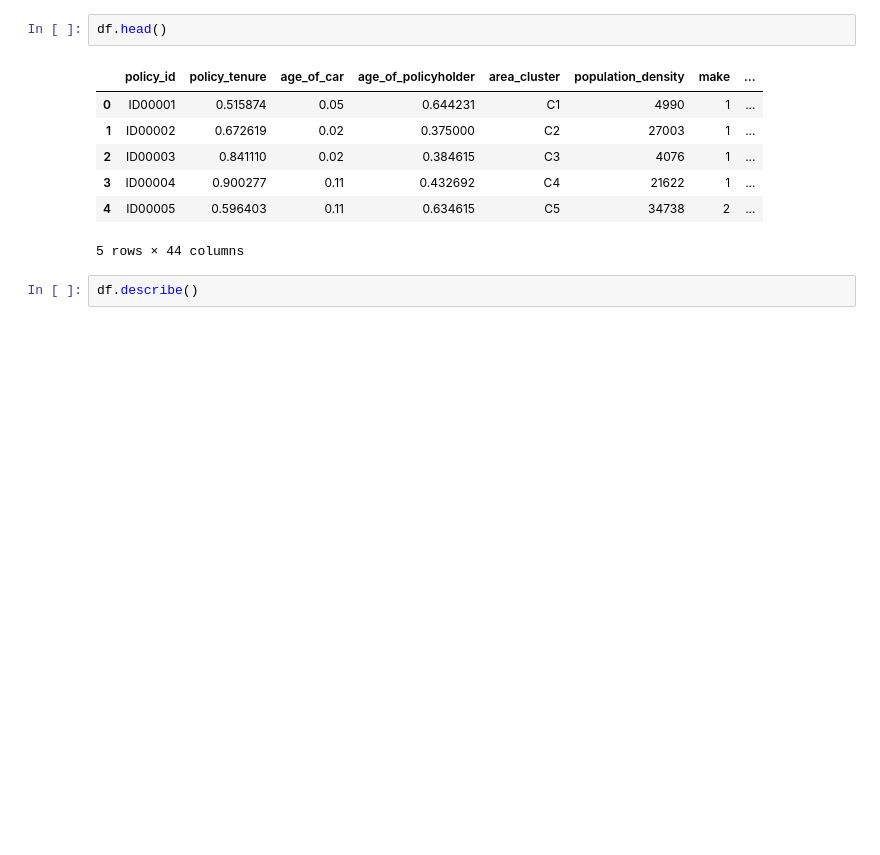
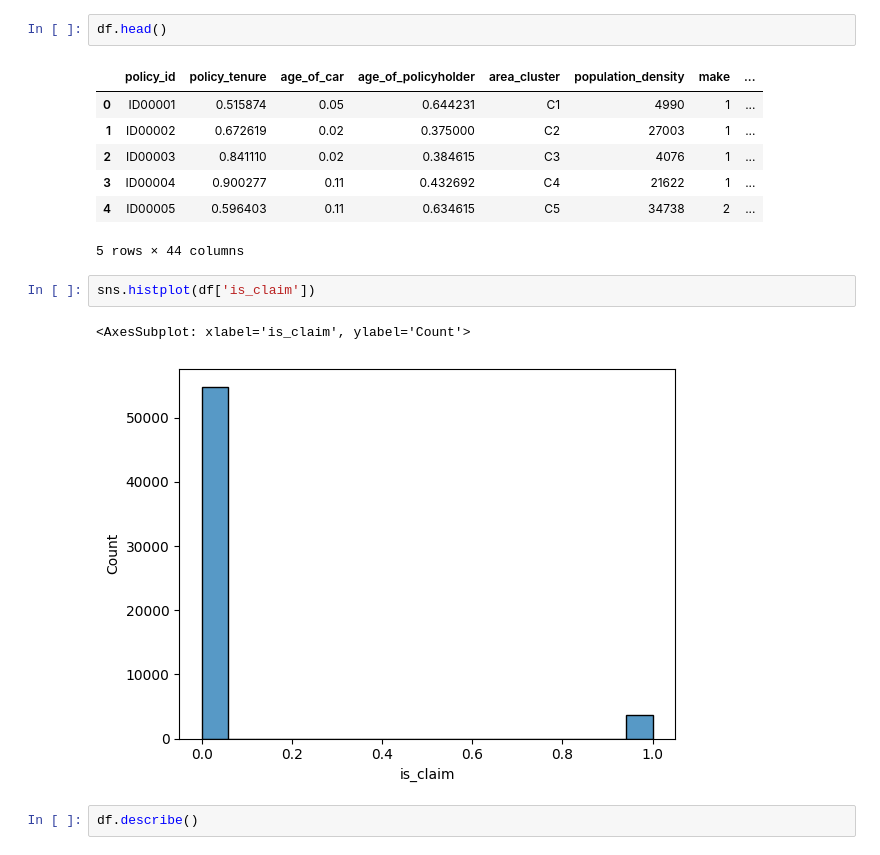
Before and after one commit to kondrurvoutlook/CarInsuranceClaimPrediction, a Jupyter notebook: Car_insurance_claim.ipynb, the cells around one changed output. Drawn from its saved outputs; the diff is of its cells as text; blank space fills up the shorter version.

```diff
--- a/Car_insurance_claim.ipynb
+++ b/Car_insurance_claim.ipynb
@@ -19,6 +22,11 @@ df.head()
 | 3 | ID00004 | 0.900277 | 0.11 | 0.432692 | C4 | 21622 | 1 | ... |
 | 4 | ID00005 | 0.596403 | 0.11 | 0.634615 | C5 | 34738 | 2 | ... |
 5 rows × 44 columns
+# %%
+sns.histplot(df['is_claim'])
+# %% [output]
+<AxesSubplot: xlabel='is_claim', ylabel='Count'>
+[figure, added]
 # %%
 df.describe()
 # %% [output]
```
Also changed, not shown: parts of 11 cells of this notebook.
